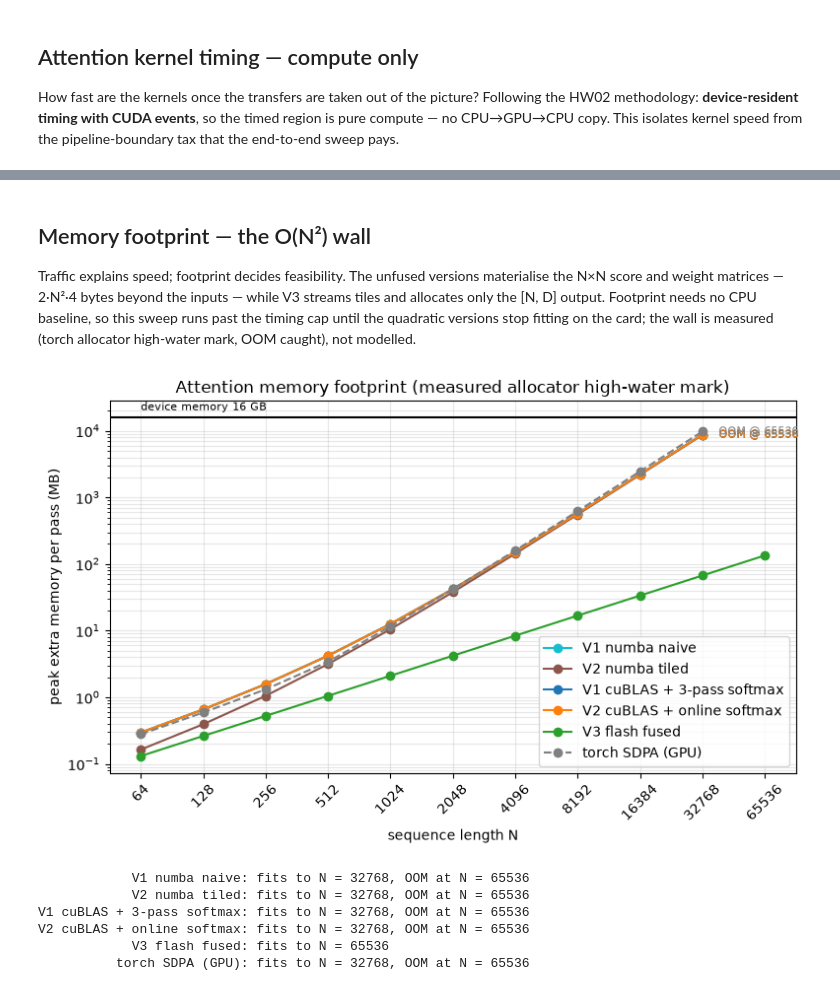
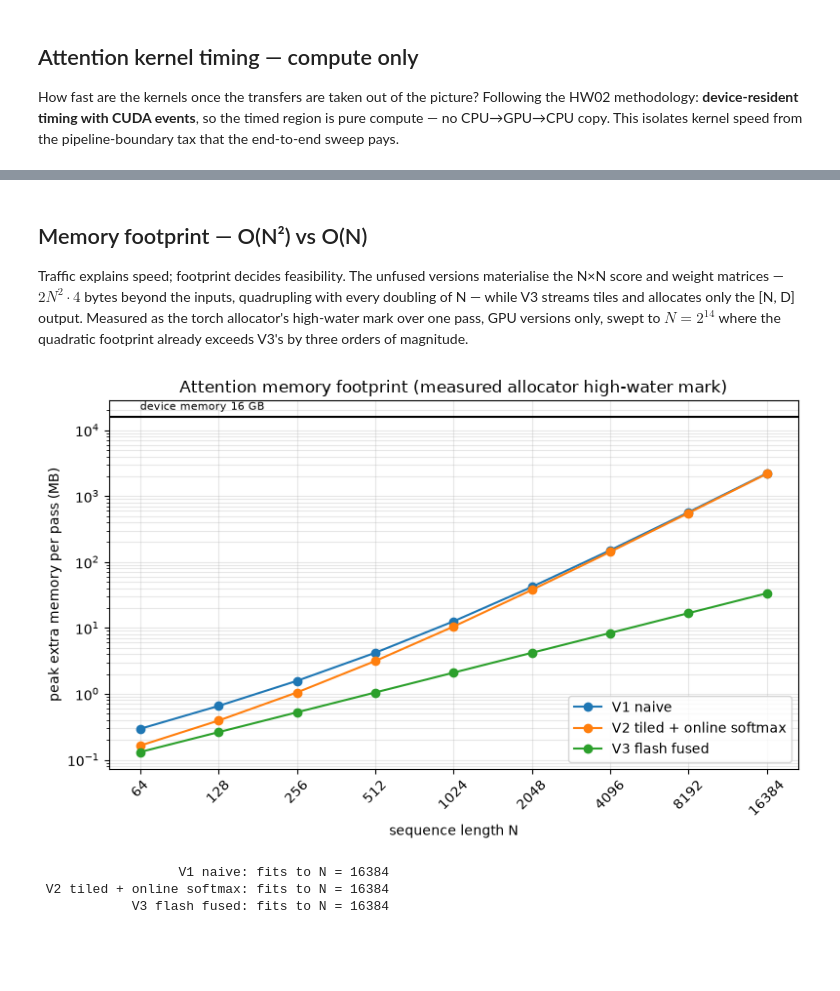
Before and after one commit to LtnLinh/Transformer-Attention-Mechanism, a Jupyter notebook: demo.ipynb, the cells around one changed output, grey strips where cells are left out. Drawn from its saved outputs; the diff is of its cells as text; code cells hidden in the pictures; blank space fills up the shorter version.

```diff
--- a/demo.ipynb
+++ b/demo.ipynb
@@ -185,7 +153,7 @@ how to defer.
 # End-to-end correctness of each GPU version against torch SDPA
 if cuda.is_available():
     x = torch.randint(0, 1000, (1, 128))
-    for cls in (GpuV1Numba, GpuV2Numba, GpuV1, GpuV2, GpuV3):
+    for cls in (GpuV1, GpuV2, GpuV3):
         model = cls().eval()
         with torch.no_grad():
             torch.testing.assert_close(model(x), bench.sdpa_reference(model, x),
@@ -418,7 +365,7 @@ GPU: Tesla T4 | 40 SMs
 # %%
-# Chart 2 -- speedup over the CPU baseline (vectorized torch): per sub-step
-# for the unfused GPU versions, then the whole step for all four (V3 and
-# torch SDPA are single fused kernels, so whole-step granularity only)
+# Chart 2 -- speedup over the python-loop CPU attention: per sub-step for
+# the unfused versions, then the whole step for all three (V3 is a single
+# fused kernel, so whole-step granularity only)
 if cuda.is_available():
     step_names = {"2a_qk_matmul": "QK$^T$ (+scale)", "2b_softmax": "softmax",
                   "2c_value_weighted_sum": "weighted sum"}
@@ -428,10 +375,10 @@ if cuda.is_available():
     offs = (np.arange(len(ksteps)) - (len(ksteps) - 1) / 2) * w
     for ax, (step, title) in zip(axes, step_names.items()):
         for off, (name, ks) in zip(offs, ksteps.items()):
-            speedups = [c[step] / g[step] for c, g in zip(cpu_steps, ks)]
+            kmap = dict(zip(KERNEL_LENS, ks))
+            speedups = [c[step] / kmap[n][step] for c, n in zip(cpu_steps, SEQ_LENS)]
             ax.bar(xpos + off, speedups, w, color=COLORS[name], label=name)
         ax.set_yscale("log")
-        ax.axhline(1.0, color="k", lw=0.8)
         ax.set_xticks(xpos, SEQ_LENS, rotation=45)
         ax.set_xlabel("sequence length N")
         ax.set_title(title)
@@ -442,10 +389,10 @@ if cuda.is_available():
     w4 = 0.8 / len(ktimes)
     offs4 = (np.arange(len(ktimes)) - (len(ktimes) - 1) / 2) * w4
     for off, (name, kt) in zip(offs4, ktimes.items()):
-        speedups = [c / g for c, g in zip(cpu_total, kt)]
+        kmap = dict(zip(KERNEL_LENS, kt))
+        speedups = [c / kmap[n] for c, n in zip(cpu_total, SEQ_LENS)]
         ax.bar(xpos + off, speedups, w4, color=COLORS[name], label=name)
     ax.set_yscale("log")
-    ax.axhline(1.0, color="k", lw=0.8)
     ax.set_xticks(xpos, SEQ_LENS, rotation=45)
     ax.set_xlabel("sequence length N")
     ax.set_title("whole attention step (all versions)")
@@ -454,8 +401,7 @@ if cuda.is_available():
 
     axes[0].set_ylabel("speedup over CPU (x)")
     axes[0].legend()
-    plt.suptitle("Speedup over the vectorized torch-CPU attention "
-                 "(GPU: kernel-only, CPU: wall time; 1.0 = parity)")
+    plt.suptitle("Speedup over the python-loop CPU attention (kernel-only time)")
     plt.tight_layout()
     plt.show()
 # %% [output]
@@ -503,23 +448,22 @@ if cuda.is_available():
 
     if prof_path.exists():
         prof = json.loads(prof_path.read_text())
-        pnames = {"v1": "V1 cuBLAS + 3-pass softmax", "v2": "V2 cuBLAS + online softmax",
-                  "v1n": "V1 numba naive", "v2n": "V2 numba tiled",
-                  "v3": "V3 flash fused", "sdpa": "torch SDPA (GPU)"}
+        pnames = {"v1": "V1 naive", "v2": "V2 tiled + online softmax",
+                  "v3": "V3 flash fused"}
         bw = bench.gpu_specs()["bw_gbs"]
         fig, ax = plt.subplots(figsize=(8, 5))
         for key, rows in prof.items():
             name = pnames[key]
-            tmap = dict(zip(SEQ_LENS, ktimes[name]))  # KeyError = stale json
+            tmap = dict(zip(KERNEL_LENS, ktimes[name]))  # KeyError = stale json
             util = [100.0 * r["dram_bytes"] / (tmap[r["n"]] / 1e3) / 1e9 / bw
                     for r in rows]
             ax.plot([r["n"] for r in rows], util, marker="o", color=COLORS[name],
-                    linestyle="--" if key == "sdpa" else "-", label=name)
+                    label=name)
         ax.axhline(100.0, color="k", lw=1.5)
-        ax.text(SEQ_LENS[0], 72, f"peak DRAM {bw:.0f} GB/s = 100%", fontsize=8)
+        ax.text(KERNEL_LENS[0], 72, f"peak DRAM {bw:.0f} GB/s = 100%", fontsize=8)
         ax.set_xscale("log", base=2)
         ax.set_yscale("log")
-        ax.set_xticks(SEQ_LENS, SEQ_LENS, rotation=45)
+        ax.set_xticks(KERNEL_LENS, KERNEL_LENS, rotation=45)
         ax.set_xlabel("sequence length N")
         ax.set_ylabel("DRAM bandwidth utilization (% of peak)")
         ax.set_title("Memory bandwidth utilization (measured bytes / kernel time)")
@@ -551,65 +492,61 @@ V2 cuBLAS + online softmax  16384    11855 MB    88.3x    80.6  25.2%
 # %% [markdown]
-## Memory footprint — the O(N²) wall
+## Memory footprint — O(N²) vs O(N)
 
 Traffic explains speed; footprint decides feasibility. The unfused versions
-materialise the N×N score and weight matrices — 2·N²·4 bytes beyond the
-inputs — while V3 streams tiles and allocates only the [N, D] output.
-Footprint needs no CPU baseline, so this sweep runs past the timing cap
-until the quadratic versions stop fitting on the card; the wall is measured
-(torch allocator high-water mark, OOM caught), not modelled.
+materialise the N×N score and weight matrices — $2 N^2 \cdot 4$ bytes
+beyond the inputs, quadrupling with every doubling of N — while V3 streams
+tiles and allocates only the [N, D] output. Measured as the torch
+allocator's high-water mark over one pass, GPU versions only, swept to
+$N = 2^{14}$ where the quadratic footprint already exceeds V3's by three
+orders of magnitude.
 # %%
 # Chart 4 -- peak extra GPU memory of one attention pass, swept until the
 # O(N^2) versions hit the card's capacity. None (OOM) ends a line.
 if cuda.is_available():
-    FOOT_LENS = [2 ** x for x in range(6, 17)]  # 64 .. 65536
-    foot_models = {"V1 numba naive": GpuV1Numba(), "V2 numba tiled": GpuV2Numba(),
-                   "V1 cuBLAS + 3-pass softmax": GpuV1(), "V2 cuBLAS + online softmax": GpuV2(),
+    FOOT_LENS = KERNEL_LENS  # 64 .. 16384, GPU versions only
+    foot_models = {"V1 naive": GpuV1(), "V2 tiled + online softmax": GpuV2(),
                    "V3 flash fused": GpuV3()}
-    foot = {name: [] for name in [*foot_models, "torch SDPA (GPU)"]}
+    foot = {name: [] for name in foot_models}
     for n in FOOT_LENS:
         for name, m in foot_models.items():
             foot[name].append(bench.attention_peak_extra_bytes(m, n))
-        foot["torch SDPA (GPU)"].append(bench.sdpa_peak_extra_bytes(cpu_model, n))
         torch.cuda.empty_cache()
 
     fig, ax = plt.subplots(figsize=(8, 5))
     for name, vals in foot.items():
         pts = [(n, b) for n, b in zip(FOOT_LENS, vals) if b is not None]
         xs, ys = [p[0] for p in pts], [p[1] / 1e6 for p in pts]
         ax.plot(xs, ys, marker="o", color=COLORS[name],
                 linestyle="--" if "SDPA" in name else "-", label=name)
         if len(pts) < len(FOOT_LENS):  # line ends where the alloc stopped fitting
             ax.text(xs[-1] * 1.2, ys[-1], f"OOM @ {FOOT_LENS[len(pts)]}",
                     color=COLORS[name], fontsize=8, va="center")
     total = torch.cuda.get_device_properties(0).total_memory
     ax.axhline(total / 1e6, color="k", lw=1.5)
     ax.text(FOOT_LENS[0], total / 1e6 * 1.3, f"device memory {total / 1e9:.0f} GB",
             fontsize=8)
     ax.set_xscale("log", base=2)
     ax.set_yscale("log")
     ax.set_xticks(FOOT_LENS, FOOT_LENS, rotation=45)
     ax.set_xlabel("sequence length N")
     ax.set_ylabel("peak extra memory per pass (MB)")
     ax.set_title("Attention memory footprint (measured allocator high-water mark)")
     ax.grid(True, which="both", alpha=0.3)
     ax.legend()
     plt.tight_layout()
     plt.show()
 
     for name, vals in foot.items():
         fit = sum(b is not None for b in vals)
         print(f"{name:>26}: fits to N = {FOOT_LENS[fit - 1]}"
               + ("" if fit == len(FOOT_LENS) else f", OOM at N = {FOOT_LENS[fit]}"))
 else:
     print("No CUDA device -- skipping the footprint sweep")
 # %% [output]
-[figure, old version]
+[figure, new version]
-            V1 numba naive: fits to N = 32768, OOM at N = 65536
-            V2 numba tiled: fits to N = 32768, OOM at N = 65536
-V1 cuBLAS + 3-pass softmax: fits to N = 32768, OOM at N = 65536
-V2 cuBLAS + online softmax: fits to N = 32768, OOM at N = 65536
-            V3 flash fused: fits to N = 65536
-          torch SDPA (GPU): fits to N = 32768, OOM at N = 65536
+                  V1 naive: fits to N = 16384
+ V2 tiled + online softmax: fits to N = 16384
+            V3 flash fused: fits to N = 16384
 # %% [markdown]
 ## Compute throughput — achieved FLOP/s
 
```
Also changed, not shown: parts of 17 cells of this notebook, 9 other files.
